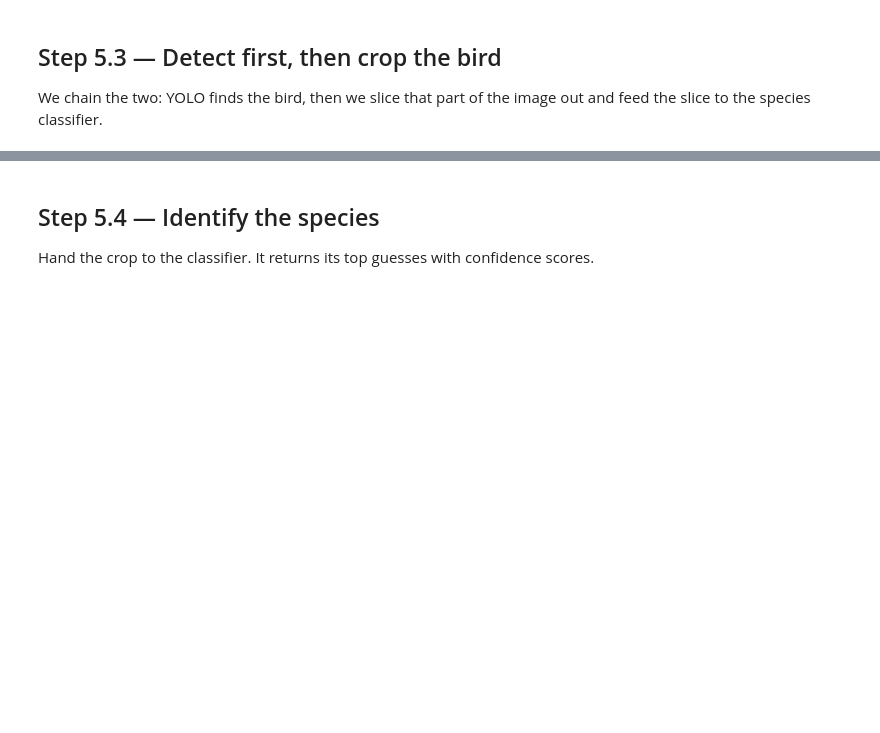
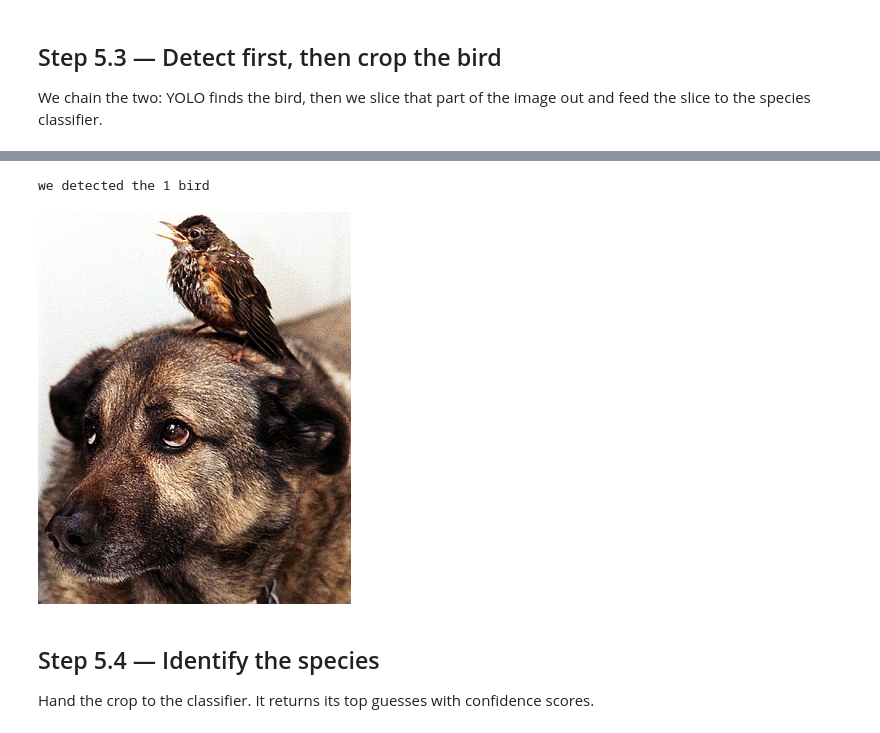
Before and after one commit to jaewilson07/bird-watcher, a Jupyter notebook: tutorials/05-identify.ipynb, the cells around one changed output, grey strips where cells are left out. Drawn from its saved outputs; the diff is of its cells as text; code cells hidden in the pictures; blank space fills up the shorter version.

```diff
--- a/tutorials/05-identify.ipynb
+++ b/tutorials/05-identify.ipynb
@@ -44,36 +114,18 @@ We chain the two: YOLO finds the bird, then we slice that part of the image out
 # %%
-from ultralytics import YOLO
+
 from PIL import Image
 from IPython.display import display
-import requests
-from pathlib import Path
 
-RUNNING_IN_COLAB = "COLAB_GPU" in os.environ
-if RUNNING_IN_COLAB:
-    SOURCE = "https://raw.githubusercontent.com/jaewilson07/bird-watcher/main/data/samples/sample-bird.jpg"
-else:
-    SOURCE = "http://192.168.1.42:8080/photo.jpg"
+TEST_IMAGES = [
+    # "/home/jaewilson07/GitHub/bird-watcher/data/samples/blue-footed-booby.png",
+               "/home/jaewilson07/GitHub/bird-watcher/data/samples/dog_bird.jpg"]
 
-frame_path = Path("data/snapshots/id-input.jpg")
-frame_path.write_bytes(requests.get(SOURCE, timeout=10).content)
-
-detector = YOLO("yolov8n.pt")
-results = detector(frame_path, verbose=False)
-
-BIRD_CLASS_ID = 14
-bird_boxes = [b for b in results[0].boxes
-              if int(b.cls[0]) == BIRD_CLASS_ID and float(b.conf[0]) > 0.4]
-
-if not bird_boxes:
-    print("no bird — nothing to identify")
-else:
-    img = Image.open(frame_path)
-    box = bird_boxes[0]
-    x1, y1, x2, y2 = [int(v) for v in box.xyxy[0]]
-    crop = img.crop((x1, y1, x2, y2))
-    crop.save("data/snapshots/id-crop.jpg")
-    print(f"Cropped bird: {crop.size}")
-    display(crop)
+for bird in TEST_IMAGES:
+    bird_boxes = detect_bird(bird)
+    print_bird(bird_boxes, bird)
+# %% [output]
+we detected the 1 bird
+[figure, added]
 # %% [markdown]
 ## Step 5.4 — Identify the species
 
```
Also changed, not shown: parts of 4 cells of this notebook, 21 other files.
